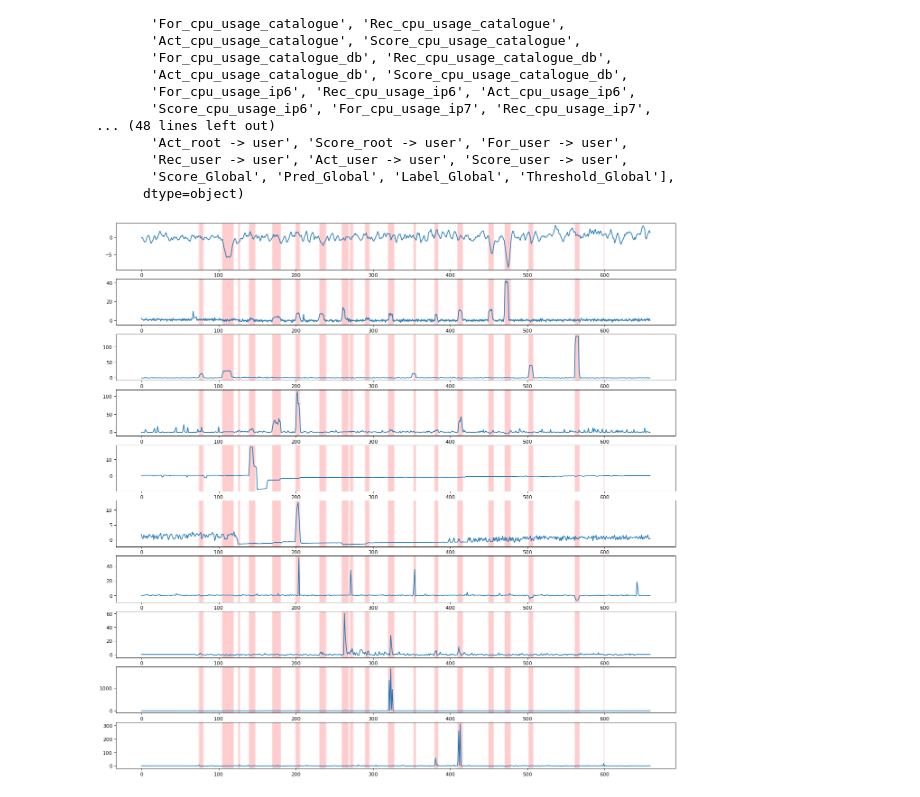
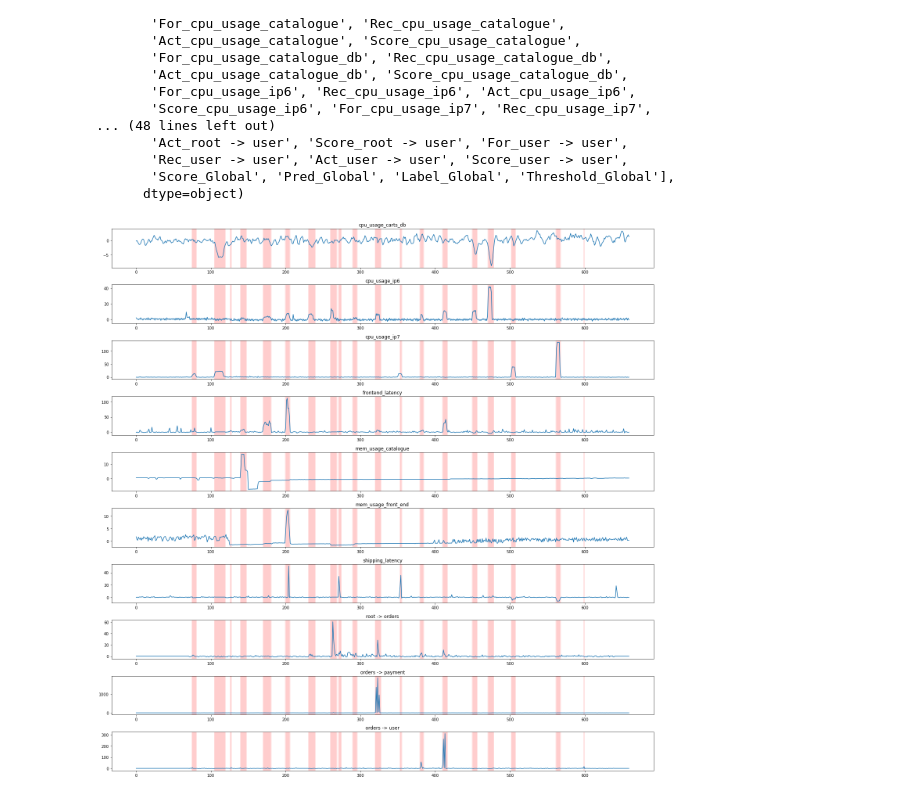
Before and after one commit to ForestsKing/AIOps, a Jupyter notebook: show.ipynb, the cells around one changed output. Cells and saved outputs as stored; diff of their text form; code cells hidden in the pictures.

```diff
--- a/show.ipynb
+++ b/show.ipynb
@@ -24,68 +24,88 @@ array(['For_catalogue_latency', 'Rec_catalogue_latency',
        'Score_Global', 'Pred_Global', 'Label_Global', 'Threshold_Global'],
       dtype=object)
 # %%
-plt.figure(figsize=(20,20), dpi=80)
+plt.figure(figsize=(20,20))
 
 ax1 = plt.subplot(10,1,1)
 plt.plot(df['Act_cpu_usage_carts_db'].values)
+plt.title('cpu_usage_carts_db')
 for i in range(len(df)):
     if df['Pred_Global'].values[i] == 1:
         plt.axvspan(xmin=i-1,xmax=i+1,facecolor="r",alpha=0.1)
+plt.tight_layout()
 
 ax2 = plt.subplot(10,1,2)
 plt.plot(df['Act_cpu_usage_ip6'].values)
+plt.title('cpu_usage_ip6')
 for i in range(len(df)):
     if df['Pred_Global'].values[i] == 1:
         plt.axvspan(xmin=i-1,xmax=i+1,facecolor="r",alpha=0.1)
+plt.tight_layout()
 
 ax3 = plt.subplot(10,1,3)
 plt.plot(df['Act_cpu_usage_ip7'].values)
+plt.title('cpu_usage_ip7')
 for i in range(len(df)):
     if df['Pred_Global'].values[i] == 1:
         plt.axvspan(xmin=i-1,xmax=i+1,facecolor="r",alpha=0.1)
+plt.tight_layout()
 
 ax4 = plt.subplot(10,1,4)
+plt.title('frontend_latency')
 plt.plot(df['Act_frontend_latency'].values)
 for i in range(len(df)):
     if df['Pred_Global'].values[i] == 1:
         plt.axvspan(xmin=i-1,xmax=i+1,facecolor="r",alpha=0.1)
+plt.tight_layout()
 
 ax5 = plt.subplot(10,1,5)
+plt.title('mem_usage_catalogue')
 plt.plot(df['Act_mem_usage_catalogue'].values)
 for i in range(len(df)):
     if df['Pred_Global'].values[i] == 1:
         plt.axvspan(xmin=i-1,xmax=i+1,facecolor="r",alpha=0.1)
+plt.tight_layout()
 
 ax6 = plt.subplot(10,1,6)
+plt.title('mem_usage_front_end')
 plt.plot(df['Act_mem_usage_front_end'].values)
 for i in range(len(df)):
     if df['Pred_Global'].values[i] == 1:
         plt.axvspan(xmin=i-1,xmax=i+1,facecolor="r",alpha=0.1)
+plt.tight_layout()
 
 ax7 = plt.subplot(10,1,7)
+plt.title('shipping_latency')
 plt.plot(df['Act_shipping_latency'].values)
 for i in range(len(df)):
     if df['Pred_Global'].values[i] == 1:
         plt.axvspan(xmin=i-1,xmax=i+1,facecolor="r",alpha=0.1)
+plt.tight_layout()
 
 ax8 = plt.subplot(10,1,8)
+plt.title('root -> orders')
 plt.plot(df['Act_root -> orders'].values)
 for i in range(len(df)):
     if df['Pred_Global'].values[i] == 1:
         plt.axvspan(xmin=i-1,xmax=i+1,facecolor="r",alpha=0.1)
+plt.tight_layout()
 
 ax9 = plt.subplot(10,1,9)
+plt.title('orders -> payment')
 plt.plot(df['Act_orders -> payment'].values)
 for i in range(len(df)):
     if df['Pred_Global'].values[i] == 1:
         plt.axvspan(xmin=i-1,xmax=i+1,facecolor="r",alpha=0.1)
+plt.tight_layout()
 
 ax10 = plt.subplot(10,1,10)
+plt.title('orders -> user')
 plt.plot(df['Act_orders -> user'].values)
 for i in range(len(df)):
     if df['Pred_Global'].values[i] == 1:
         plt.axvspan(xmin=i-1,xmax=i+1,facecolor="r",alpha=0.1)
+plt.tight_layout()
 
 plt.savefig('./show.png')
 # %% [output]
-[figure, old version]
+[figure, new version]
```
Also changed, not shown: 1 other file.
